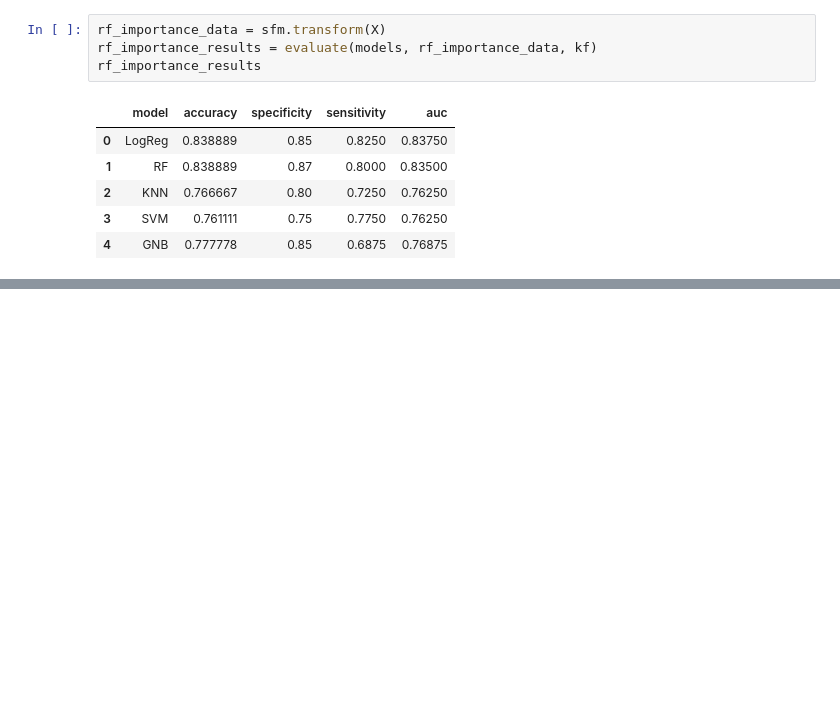
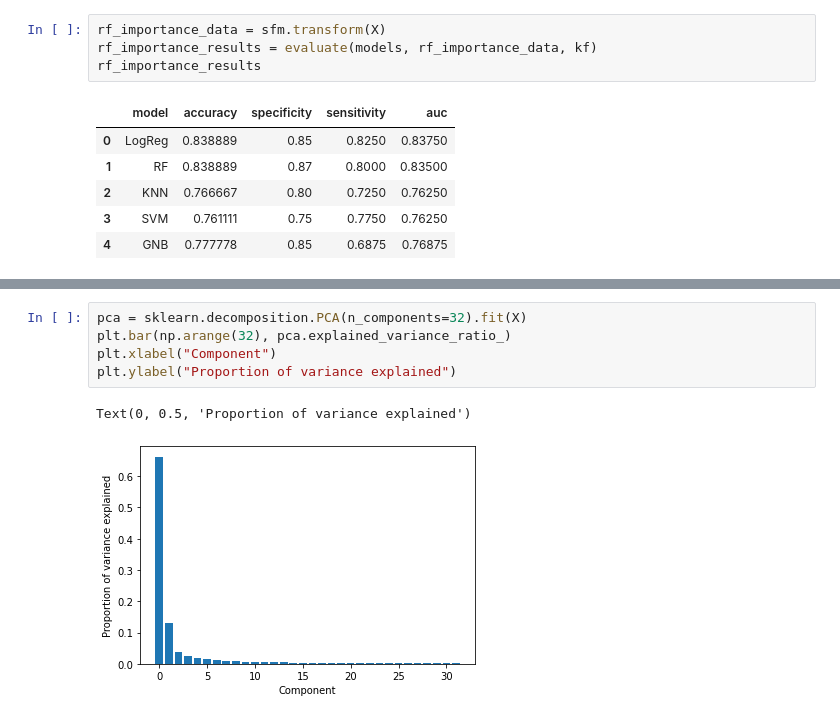
Before and after one commit to hammadkhann/ML-for-AI-and-DS, a Jupyter notebook: Case_study1/Feature_Engineering_Case_Study_1_Hammad.ipynb, the cells around one changed output, grey strips where cells are left out. Saved outputs shown, nothing was run; the diff lists cells and outputs as text; blank space fills up the shorter version.

```diff
--- a/Case_study1/Feature_Engineering_Case_Study_1_Hammad.ipynb
+++ b/Case_study1/Feature_Engineering_Case_Study_1_Hammad.ipynb
@@ -382,0 +401,8 @@ rf_importance_results
+# %%
+pca = sklearn.decomposition.PCA(n_components=32).fit(X)
+plt.bar(np.arange(32), pca.explained_variance_ratio_)
+plt.xlabel("Component")
+plt.ylabel("Proportion of variance explained")
+# %% [output]
+Text(0, 0.5, 'Proportion of variance explained')
+[figure, added]
```
Also changed, not shown: parts of 8 cells of this notebook.
